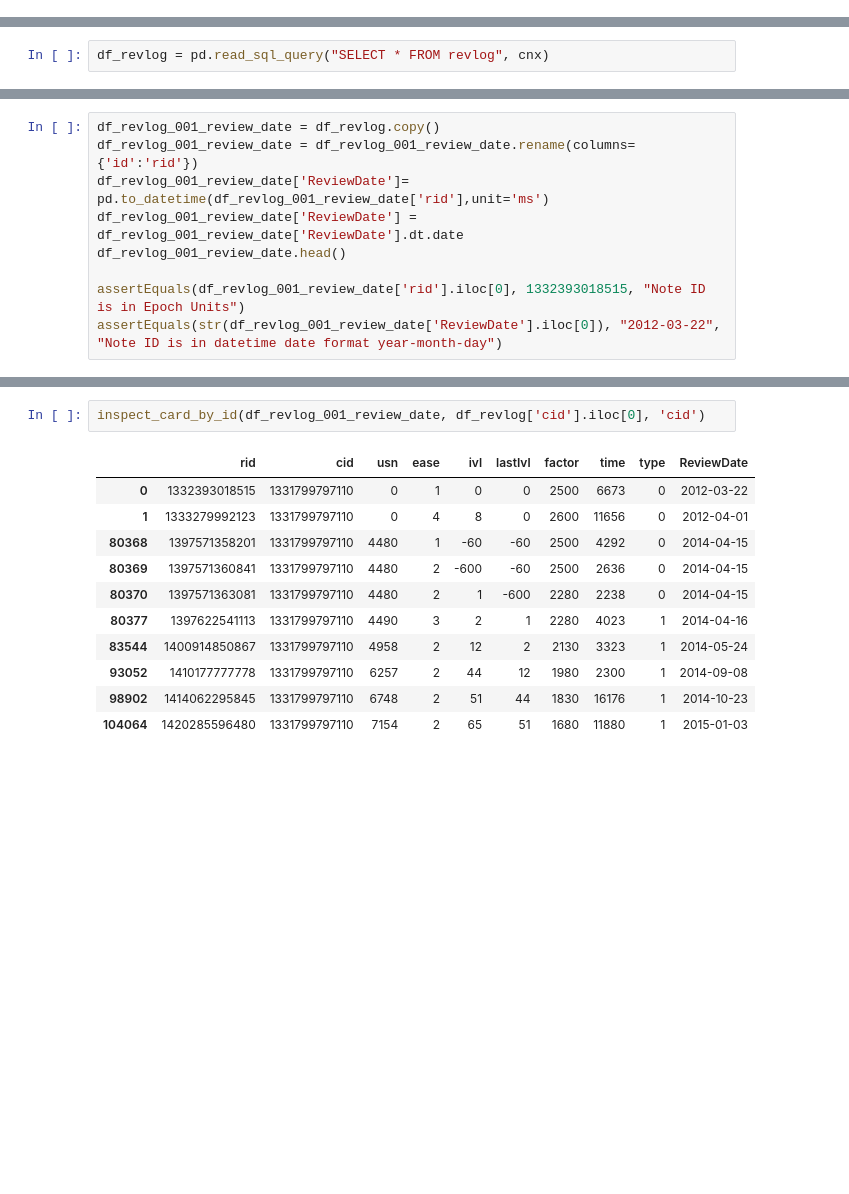
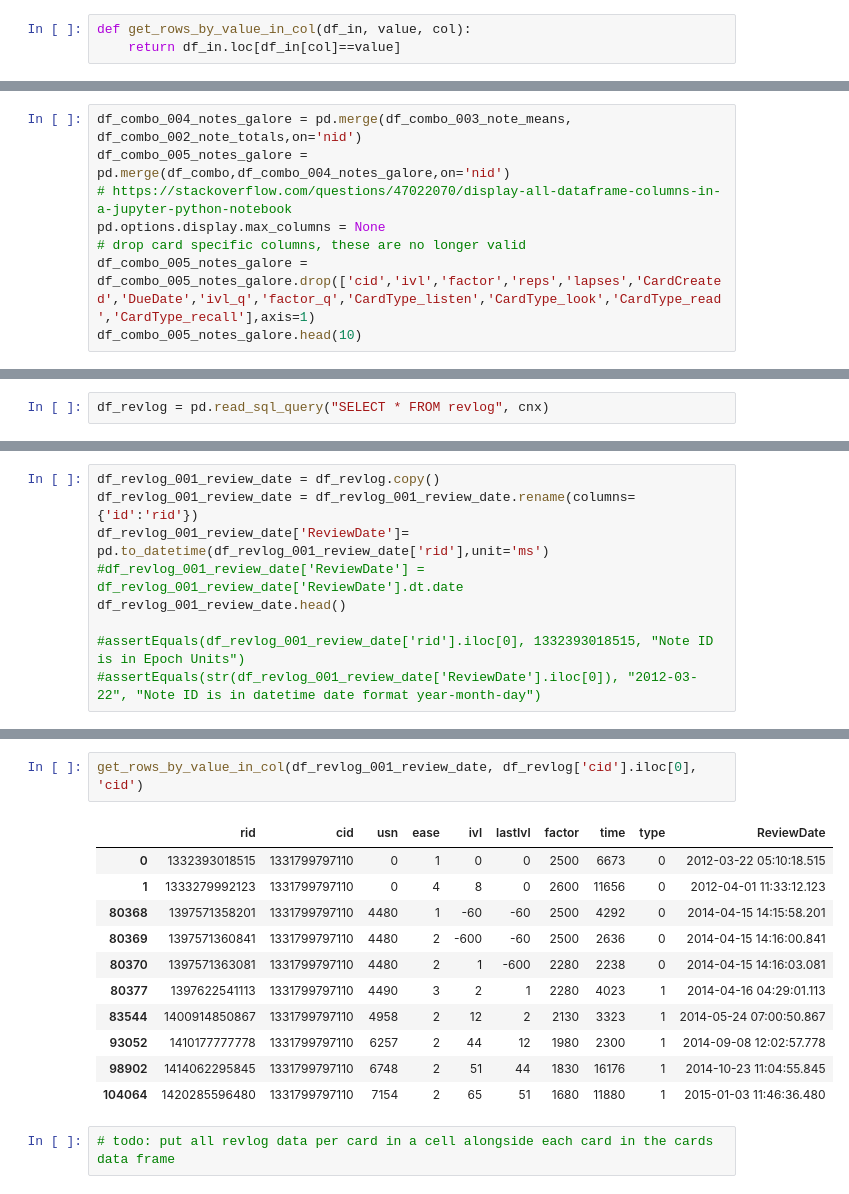
Before and after one commit to avidrucker/vocab-analysis, a Jupyter notebook: section_2_prepare_the_data.ipynb, the cells around one changed output, grey strips where cells are left out. Cells and saved outputs as stored; diff of their text form; blank space fills up the shorter version.

```diff
--- a/section_2_prepare_the_data.ipynb
+++ b/section_2_prepare_the_data.ipynb
@@ -622,0 +757,3 @@ The card model has a bunch of columns (fields) with no values in them. These can
+# %%
+def get_rows_by_value_in_col(df_in, value, col):
+    return df_in.loc[df_in[col]==value]
@@ -1016,0 +1113,8 @@ df_notes_010_combo.head(5)
+# %%
+df_combo_004_notes_galore = pd.merge(df_combo_003_note_means, df_combo_002_note_totals,on='nid')
+df_combo_005_notes_galore = pd.merge(df_combo,df_combo_004_notes_galore,on='nid')
+# https://stackoverflow.com/questions/47022070/display-all-dataframe-columns-in-a-jupyter-python-notebook
+pd.options.display.max_columns = None
+# drop card specific columns, these are no longer valid
+df_combo_005_notes_galore = df_combo_005_notes_galore.drop(['cid','ivl','factor','reps','lapses','CardCreated','DueDate','ivl_q','factor_q','CardType_listen','CardType_look','CardType_read','CardType_recall'],axis=1)
+df_combo_005_notes_galore.head(10)
@@ -1034,9 +1258,9 @@ def inspect_card_by_id(df_in, id_num, id_name):
 df_revlog_001_review_date = df_revlog.copy()
 df_revlog_001_review_date = df_revlog_001_review_date.rename(columns={'id':'rid'})
 df_revlog_001_review_date['ReviewDate']= pd.to_datetime(df_revlog_001_review_date['rid'],unit='ms')
-df_revlog_001_review_date['ReviewDate'] = df_revlog_001_review_date['ReviewDate'].dt.date
+#df_revlog_001_review_date['ReviewDate'] = df_revlog_001_review_date['ReviewDate'].dt.date
 df_revlog_001_review_date.head()
 
-assertEquals(df_revlog_001_review_date['rid'].iloc[0], 1332393018515, "Note ID is in Epoch Units")
-assertEquals(str(df_revlog_001_review_date['ReviewDate'].iloc[0]), "2012-03-22", "Note ID is in datetime date format year-month-day")
+#assertEquals(df_revlog_001_review_date['rid'].iloc[0], 1332393018515, "Note ID is in Epoch Units")
+#assertEquals(str(df_revlog_001_review_date['ReviewDate'].iloc[0]), "2012-03-22", "Note ID is in datetime date format year-month-day")
 # %% [output]
@@ -1058,14 +1286,16 @@ inspect_card_by_id(df_cards_final, df_revlog['cid'].iloc[0], 'id') # in df_cards
 # %%
-inspect_card_by_id(df_revlog_001_review_date, df_revlog['cid'].iloc[0], 'cid')
+get_rows_by_value_in_col(df_revlog_001_review_date, df_revlog['cid'].iloc[0], 'cid')
 # %% [output]
 |  | rid | cid | usn | ease | ivl | lastIvl | factor | time | type | ReviewDate |
-| 0 | 1332393018515 | 1331799797110 | 0 | 1 | 0 | 0 | 2500 | 6673 | 0 | 2012-03-22 |
-| 1 | 1333279992123 | 1331799797110 | 0 | 4 | 8 | 0 | 2600 | 11656 | 0 | 2012-04-01 |
-| 80368 | 1397571358201 | 1331799797110 | 4480 | 1 | -60 | -60 | 2500 | 4292 | 0 | 2014-04-15 |
-| 80369 | 1397571360841 | 1331799797110 | 4480 | 2 | -600 | -60 | 2500 | 2636 | 0 | 2014-04-15 |
-| 80370 | 1397571363081 | 1331799797110 | 4480 | 2 | 1 | -600 | 2280 | 2238 | 0 | 2014-04-15 |
-| 80377 | 1397622541113 | 1331799797110 | 4490 | 3 | 2 | 1 | 2280 | 4023 | 1 | 2014-04-16 |
-| 83544 | 1400914850867 | 1331799797110 | 4958 | 2 | 12 | 2 | 2130 | 3323 | 1 | 2014-05-24 |
-| 93052 | 1410177777778 | 1331799797110 | 6257 | 2 | 44 | 12 | 1980 | 2300 | 1 | 2014-09-08 |
-| 98902 | 1414062295845 | 1331799797110 | 6748 | 2 | 51 | 44 | 1830 | 16176 | 1 | 2014-10-23 |
-| 104064 | 1420285596480 | 1331799797110 | 7154 | 2 | 65 | 51 | 1680 | 11880 | 1 | 2015-01-03 |
+| 0 | 1332393018515 | 1331799797110 | 0 | 1 | 0 | 0 | 2500 | 6673 | 0 | 2012-03-22 05:10:18.515 |
+| 1 | 1333279992123 | 1331799797110 | 0 | 4 | 8 | 0 | 2600 | 11656 | 0 | 2012-04-01 11:33:12.123 |
+| 80368 | 1397571358201 | 1331799797110 | 4480 | 1 | -60 | -60 | 2500 | 4292 | 0 | 2014-04-15 14:15:58.201 |
+| 80369 | 1397571360841 | 1331799797110 | 4480 | 2 | -600 | -60 | 2500 | 2636 | 0 | 2014-04-15 14:16:00.841 |
+| 80370 | 1397571363081 | 1331799797110 | 4480 | 2 | 1 | -600 | 2280 | 2238 | 0 | 2014-04-15 14:16:03.081 |
+| 80377 | 1397622541113 | 1331799797110 | 4490 | 3 | 2 | 1 | 2280 | 4023 | 1 | 2014-04-16 04:29:01.113 |
+| 83544 | 1400914850867 | 1331799797110 | 4958 | 2 | 12 | 2 | 2130 | 3323 | 1 | 2014-05-24 07:00:50.867 |
+| 93052 | 1410177777778 | 1331799797110 | 6257 | 2 | 44 | 12 | 1980 | 2300 | 1 | 2014-09-08 12:02:57.778 |
+| 98902 | 1414062295845 | 1331799797110 | 6748 | 2 | 51 | 44 | 1830 | 16176 | 1 | 2014-10-23 11:04:55.845 |
+| 104064 | 1420285596480 | 1331799797110 | 7154 | 2 | 65 | 51 | 1680 | 11880 | 1 | 2015-01-03 11:46:36.480 |
+# %%
+# todo: put all revlog data per card in a cell alongside each card in the cards data frame
```
Also changed, not shown: parts of 201 cells of this notebook, 3 other files.
